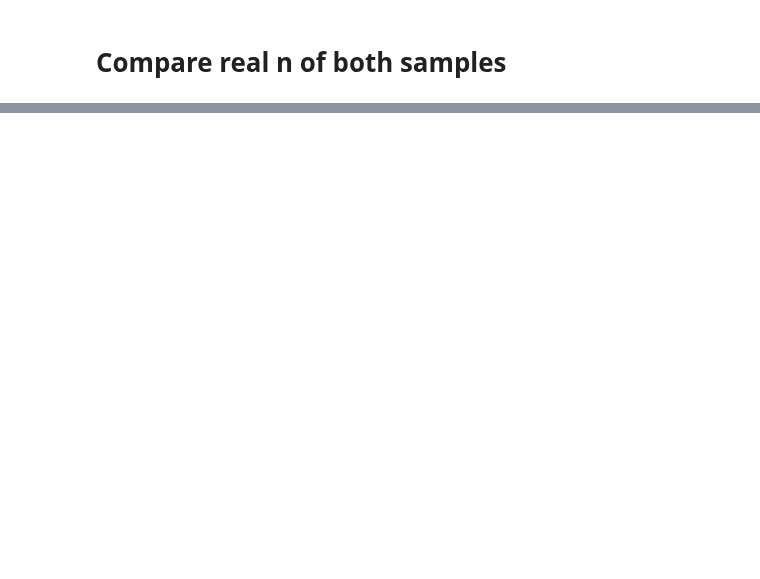
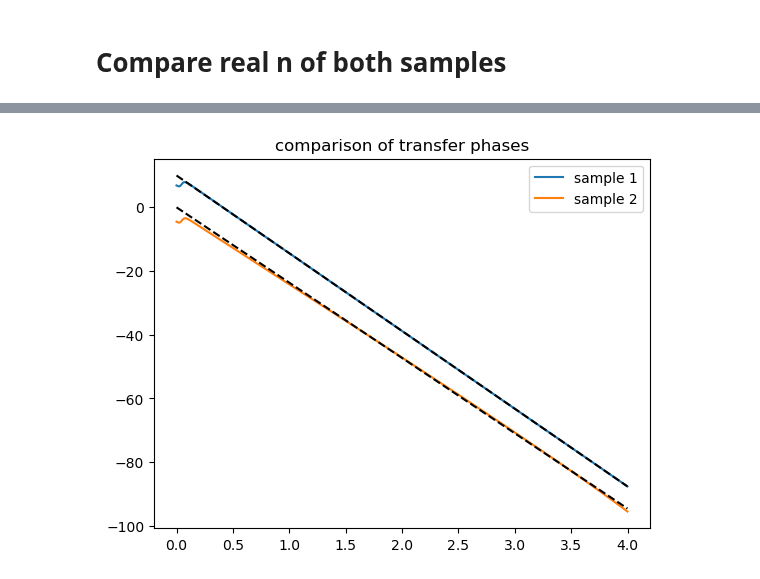
Before and after one commit to tls54/THz-TDS, a Jupyter notebook: Notebooks/gaas.ipynb, the cells around one changed output, grey strips where cells are left out. Cells and saved outputs as stored; diff of their text form; code cells hidden in the pictures; blank space fills up the shorter version.

```diff
--- a/Notebooks/gaas.ipynb
+++ b/Notebooks/gaas.ipynb
@@ -74 +80,27 @@ print(np.mean(np.square(ps-f*a2)[finds]))
+# %%
+df1 = extractor1.get_fft_data()
+df2 = extractor2.get_fft_data()
+
+# join the dataframe to get all available data for the sample
+df1 = df1.join(extractor1.get_refractive_index_data())
+df2 = df2.join(extractor2.get_refractive_index_data())
+
+# filter to get rid of useless datapoints
+df1 = df1[df1['interpolated frequency'] <= 4.0]
+df2 = df2[df2['interpolated frequency'] <= 4.0]
+
+f1 = df1['interpolated frequency']
+f2 = df2['interpolated frequency']
+
+a1 = -24.41079660421456
+a2 = -23.645766387358204
+plt.plot(f1, df1['phase_transfer']+10, label="sample 1")  # artificial intercept because the slopes are close
+plt.plot(f2, df2['phase_transfer'], label="sample 2")
+plt.plot(f1, a1*f1+10, 'k--')
+plt.plot(f2, a2*f2, 'k--')
+plt.legend()
+plt.title("comparison of transfer phases")
+plt.show()
+# %% [output]
+[figure, added]
 # %%
```
Also changed, not shown: parts of 5 cells of this notebook, 1 other file.
